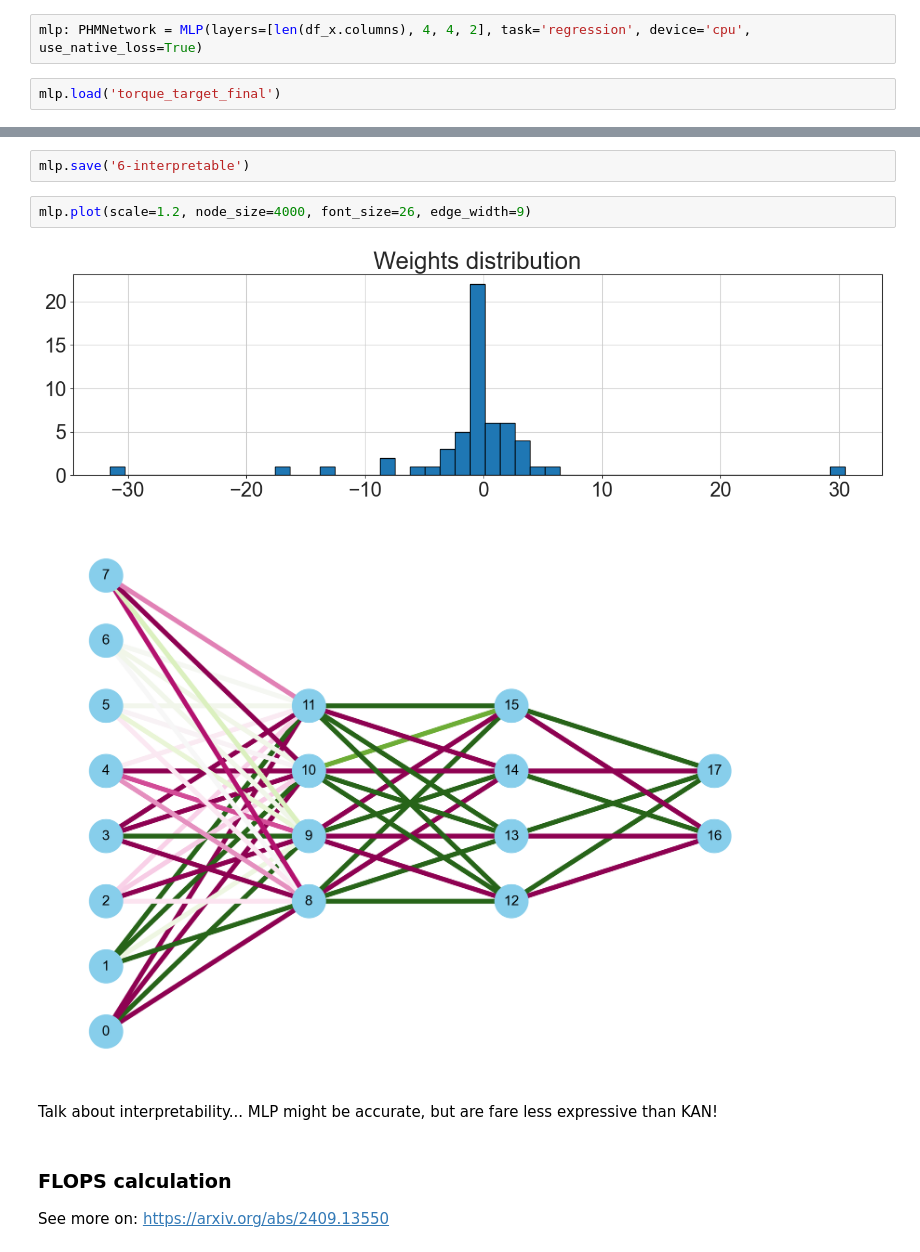
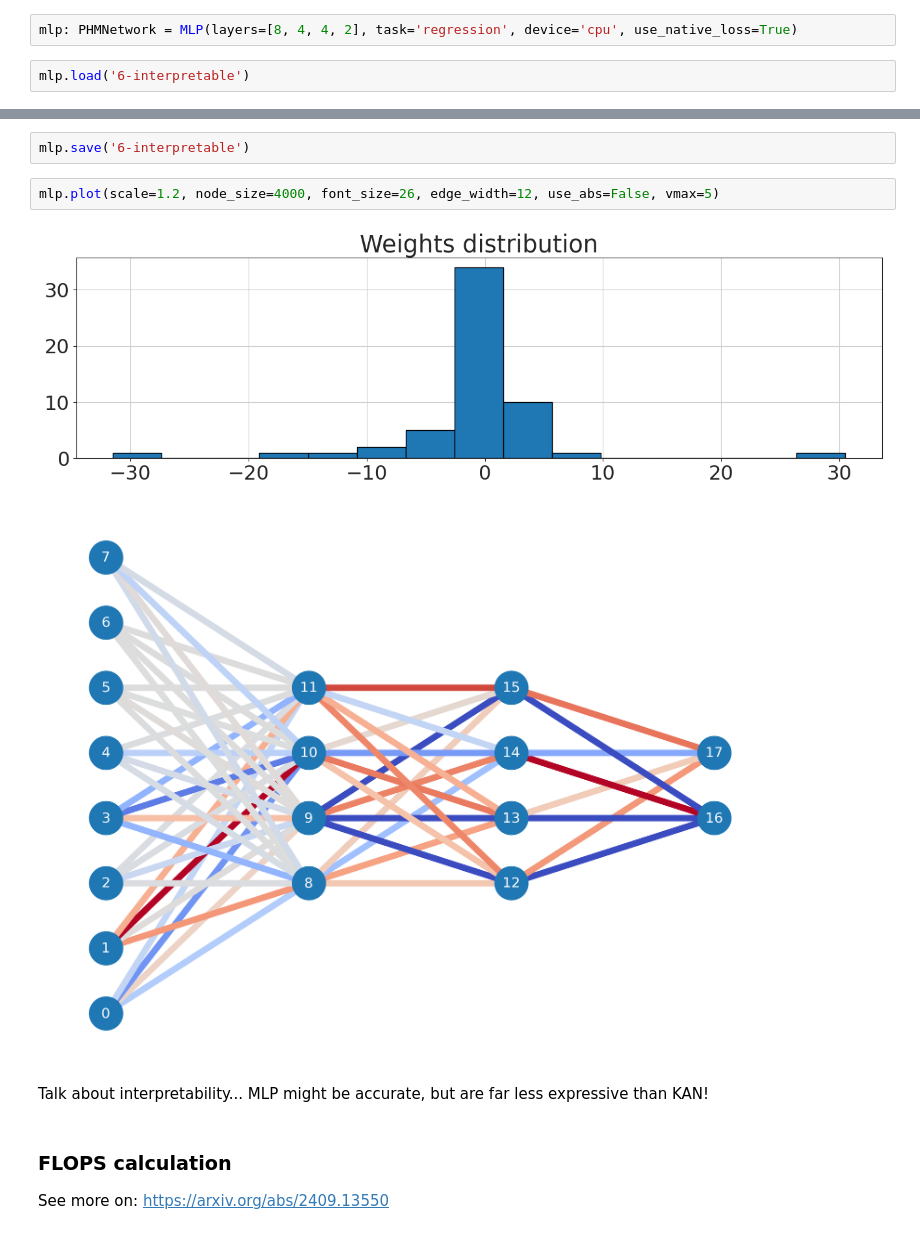
Before and after one commit to MrPio/PHM_North_America_2024_Challenge, a Jupyter notebook: 2-torque_target_probabilistic_regression/2.2-Torque_Target_Regression.ipynb, the cells around one changed output, grey strips where cells are left out. Cells and saved outputs as stored; diff of their text form.

Commit message:
Change MLP plotting colors

```diff
--- a/2-torque_target_probabilistic_regression/2.2-Torque_Target_Regression.ipynb
+++ b/2-torque_target_probabilistic_regression/2.2-Torque_Target_Regression.ipynb
@@ -145,9 +148,9 @@ efficientKAN.plot(scale=1.2)
 # %% [markdown]
 ## Train the MLP
 # %%
-mlp: PHMNetwork = MLP(layers=[len(df_x.columns), 4, 4, 2], task='regression', device='cpu', use_native_loss=True)
+mlp: PHMNetwork = MLP(layers=[8, 4, 4, 2], task='regression', device='cpu', use_native_loss=True)
 # %%
-mlp.load('torque_target_final')
+mlp.load('6-interpretable')
 # %%
 # 36s
 mlp.multi_train(df_x, df_y['trq_margin'], epochs=300, lr=0.05, times=1, batch_size=2048)
@@ -158,12 +161,12 @@ Time 1/1===========================
 # %%
 mlp.save('6-interpretable')
 # %%
-mlp.plot(scale=1.2, node_size=4000, font_size=26, edge_width=9)
+mlp.plot(scale=1.2, node_size=4000, font_size=26, edge_width=12, use_abs=False, vmax=5)
 # %% [output]
-[figure, old version]
+[figure, new version]
-[figure, old version]
+[figure, new version]
 # %% [markdown]
-Talk about interpretability... MLP might be accurate, but are fare less expressive than KAN!
+Talk about interpretability... MLP might be accurate, but are far less expressive than KAN!
 # %% [markdown]
 ### FLOPS calculation
 See more on: https://arxiv.org/abs/2409.13550
```
Also changed, not shown: parts of 1 cell of this notebook, 10 other files.
